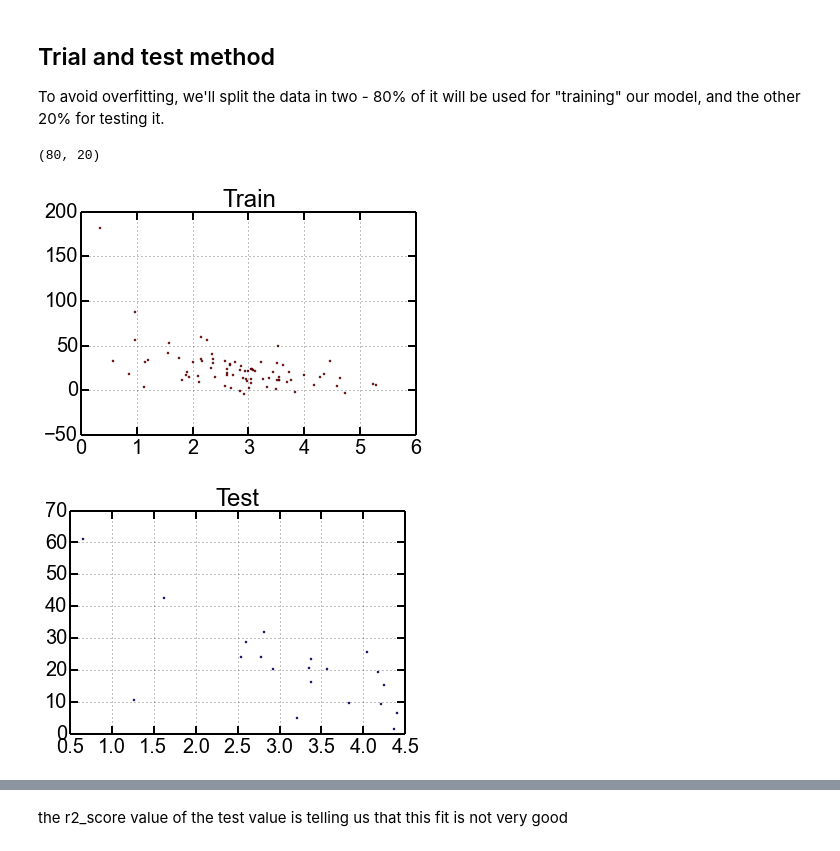
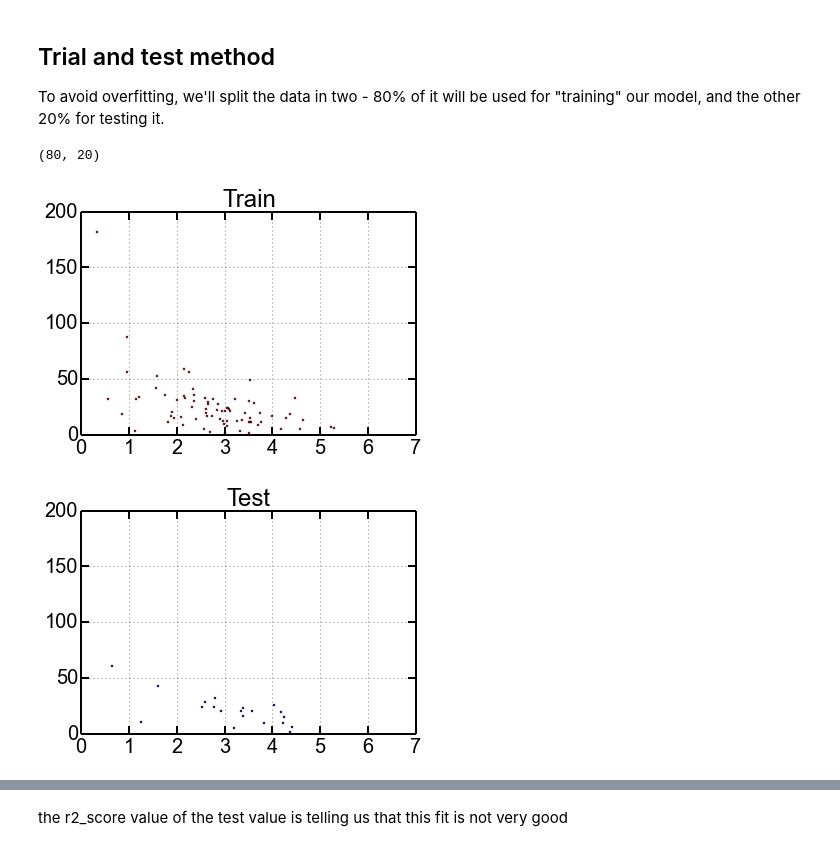
Before and after one commit to OrielBanne/myIPythonNotebooks, a Jupyter notebook: Optimization/Polynomial regression.ipynb, the cells around one changed output, grey strips where cells are left out. Saved outputs shown, nothing was run; the diff lists cells and outputs as text; code cells hidden in the pictures.

```diff
--- a/Optimization/Polynomial regression.ipynb
+++ b/Optimization/Polynomial regression.ipynb
@@ -61,15 +61,17 @@ xtest = xdata[80:]
 ytest = ydata[80:]
 print(len(xtrain),len(xtest))
 plt.plot(xtrain, ytrain, 'ro', ms=2)
+plt.xlim(0,7), plt.ylim(0,200)
 plt.title('Train');
 # %% [output]
 (80, 20)
-[figure, old version]
+[figure, new version]
 # %%
 plt.plot(xtest, ytest, 'bo', ms=2)
+plt.xlim(0,7), plt.ylim(0,200)
 plt.title('Test');
 # %% [output]
-[figure, old version]
+[figure, new version]
 # %%
 f = np.poly1d(np.polyfit(xtrain, ytrain, 8))
 # %%
```
Also changed, not shown: parts of 6 cells of this notebook.
